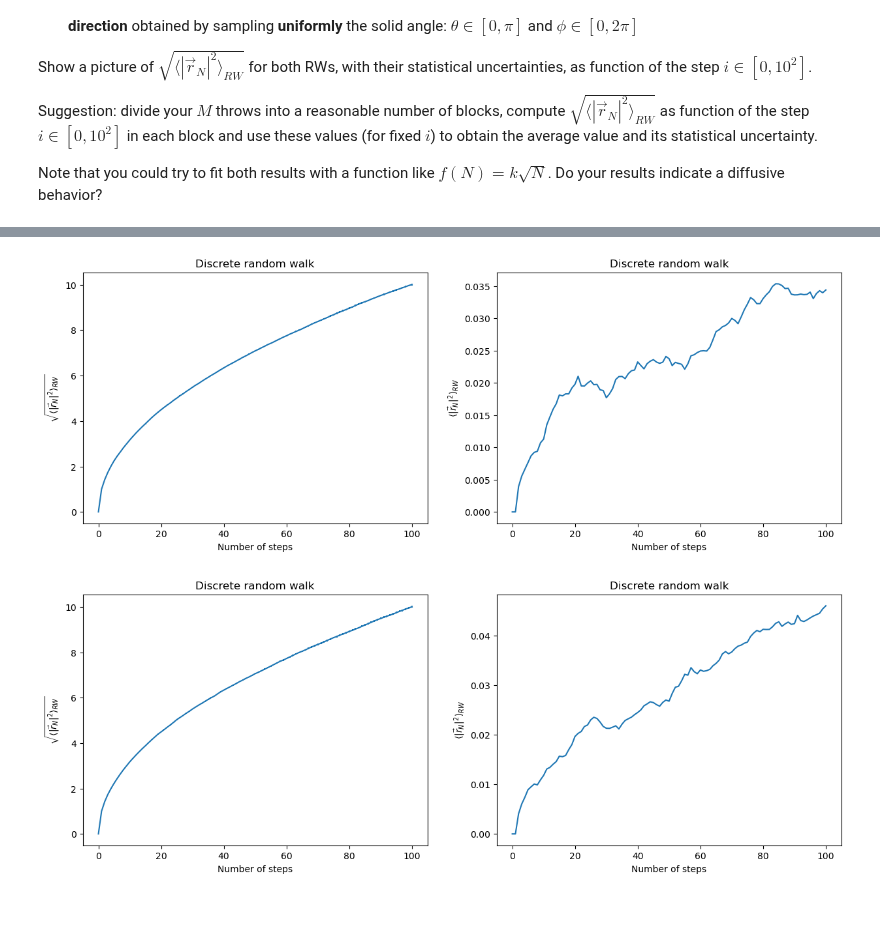
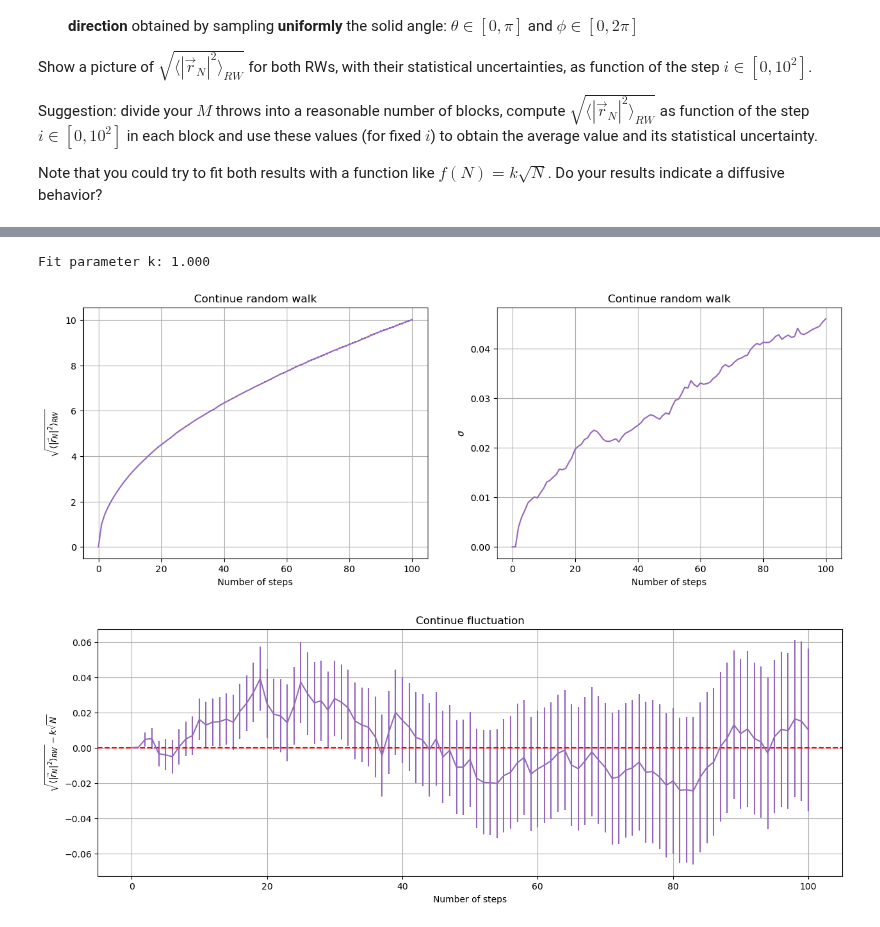
Before and after one commit to stevelonny/labsimnum, a Jupyter notebook: notebooks/exercise_02.ipynb, the cells around one changed output, grey strips where cells are left out. Cells and saved outputs as stored; diff of their text form; code cells hidden in the pictures.

```diff
--- a/notebooks/exercise_02.ipynb
+++ b/notebooks/exercise_02.ipynb
@@ -5,6 +5,10 @@ import matplotlib
 import matplotlib.pyplot as plt
 import numpy as np
 import math
+from scipy.optimize import curve_fit
+
+prop_cycle = plt.rcParams['axes.prop_cycle']
+colors = prop_cycle.by_key()['color']
 # %% [markdown]
 ## Exercise 02.1
 # %% [markdown]
@@ -57,40 +195,42 @@ Note that you could try to fit both results with a function like $f(N)=k\sqrt{N}
 # %%
-step, cum_avg, cumerror = np.loadtxt("../data/ex_02.2a.dat", unpack=True, usecols=(0,1, 2))
+step, cum_avg, cumerror = np.loadtxt("../data/ex_02.2b.dat", unpack=True, usecols=(0,1, 2))
+
+popt, pcov = curve_fit(k_law, step, cum_avg)
+
+print("Fit parameter k: {ka:.3f}".format(ka=popt[0]))
+
+x = np.linspace(0, 100, 1000)
+y = k_law(x, popt[0])
 
 plt.figure(figsize=(15,5))
 
 plt.subplot(1,2,1)
-plt.errorbar(step, cum_avg, yerr=cumerror)
-plt.title("Discrete random walk")
+plt.errorbar(step, cum_avg, yerr=cumerror, color=colors[4])
+# plt.plot(x, y, label="Fit", color='red')
+plt.title("Continue random walk")
 plt.xlabel("Number of steps")
 plt.ylabel(r'$\sqrt{\langle |\vec{r}_N|^2 \rangle_{RW}}$')
+plt.grid(True)
 
 plt.subplot(1,2,2)
-plt.plot(step, cumerror)
-plt.title("Discrete random walk")
+plt.plot(step, cumerror, color=colors[4])
+plt.title("Continue random walk")
 plt.xlabel("Number of steps")
-plt.ylabel(r"\sigma")
+plt.ylabel(r"$\sigma$")
+plt.grid(True)
 
 plt.show()
+
+plt.figure(figsize=(15,5))
+plt.errorbar(step, cum_avg-k_law(step, popt[0]), yerr=cumerror, color=colors[4])
+plt.axhline(0, color='red', linestyle='--')
+plt.title("Continue fluctuation")
+plt.xlabel("Number of steps")
+plt.ylabel(r"$\sqrt{\langle |\vec{r}_N|^2 \rangle_{RW}} - k \sqrt{N}$")
+plt.grid(True)
+
+plt.show()
 # %% [output]
+Fit parameter k: 1.000
-[figure, old version]
+[figure, new version]
+[figure, added]
-# %%
-step, cum_avg, cumerror = np.loadtxt("../data/ex_02.2b.dat", unpack=True, usecols=(0,1, 2))
-
-plt.figure(figsize=(15,5))
-
-plt.subplot(1,2,1)
-plt.errorbar(step, cum_avg, yerr=cumerror)
-plt.title("Discrete random walk")
-plt.xlabel("Number of steps")
-plt.ylabel(r'$\sqrt{\langle |\vec{r}_N|^2 \rangle_{RW}}$')
-
-plt.subplot(1,2,2)
-plt.plot(step, cumerror)
-plt.title("Discrete random walk")
-plt.xlabel("Number of steps")
-plt.ylabel(r'$\langle |\vec{r}_N|^2 \rangle_{RW}$')
-
-plt.show()
-# %% [output]
-[figure, removed]
```
Also changed, not shown: parts of 4 cells of this notebook, 1 other file.
